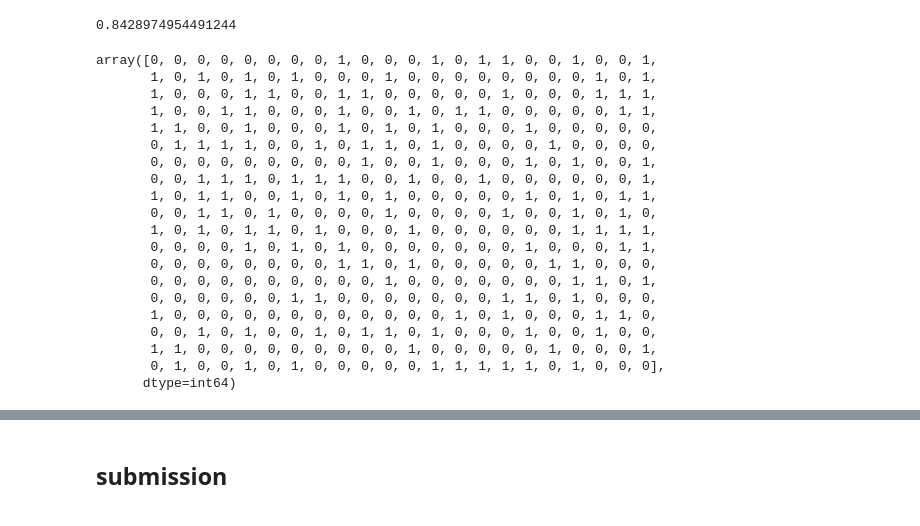
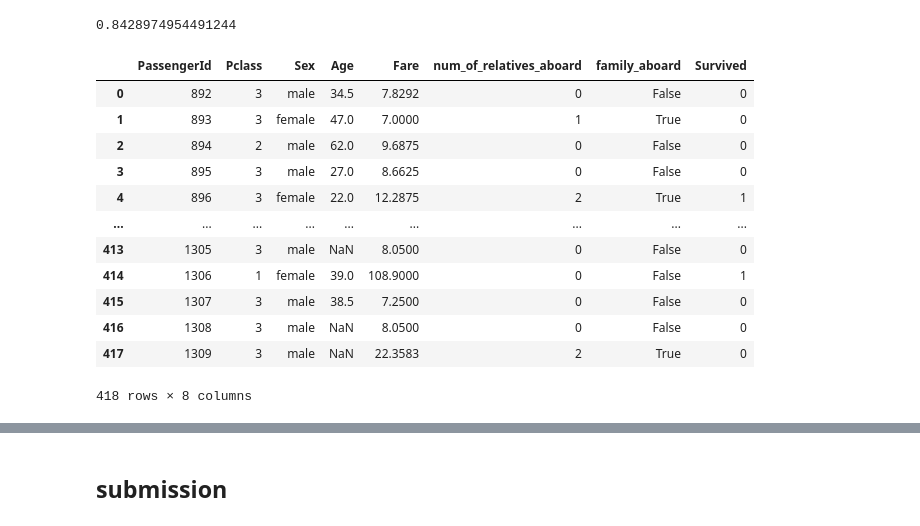
Before and after one commit to ssaeed85/dsc-Titanic-KaggleCompetition, a Jupyter notebook: Notebook.ipynb, the cells around one changed output, grey strips where cells are left out. Cells and saved outputs as stored; diff of their text form; code cells hidden in the pictures.

```diff
--- a/Notebook.ipynb
+++ b/Notebook.ipynb
@@ -363,27 +361,3 @@ RandomForestClassifier(criterion='entropy', max_depth=15, min_samples_split=5,
 rfc_gs.best_score_
 # %% [output]
 0.8428974954491244
-# %%
-y_hat = rfc_gs.best_estimator_.predict(test_clean)b
-y_hat
-# %% [output]
-array([0, 0, 0, 0, 0, 0, 0, 0, 1, 0, 0, 0, 1, 0, 1, 1, 0, 0, 1, 0, 0, 1,
-       1, 0, 1, 0, 1, 0, 1, 0, 0, 0, 1, 0, 0, 0, 0, 0, 0, 0, 0, 1, 0, 1,
-       1, 0, 0, 0, 1, 1, 0, 0, 1, 1, 0, 0, 0, 0, 0, 1, 0, 0, 0, 1, 1, 1,
-       1, 0, 0, 1, 1, 0, 0, 0, 1, 0, 0, 1, 0, 1, 1, 0, 0, 0, 0, 0, 1, 1,
-       1, 1, 0, 0, 1, 0, 0, 0, 1, 0, 1, 0, 1, 0, 0, 0, 1, 0, 0, 0, 0, 0,
-       0, 1, 1, 1, 1, 0, 0, 1, 0, 1, 1, 0, 1, 0, 0, 0, 0, 1, 0, 0, 0, 0,
-       0, 0, 0, 0, 0, 0, 0, 0, 0, 1, 0, 0, 1, 0, 0, 0, 1, 0, 1, 0, 0, 1,
-       0, 0, 1, 1, 1, 0, 1, 1, 1, 0, 0, 1, 0, 0, 1, 0, 0, 0, 0, 0, 0, 1,
-       1, 0, 1, 1, 0, 0, 1, 0, 1, 0, 1, 0, 0, 0, 0, 0, 1, 0, 1, 0, 1, 1,
-       0, 0, 1, 1, 0, 1, 0, 0, 0, 0, 1, 0, 0, 0, 0, 1, 0, 0, 1, 0, 1, 0,
-       1, 0, 1, 0, 1, 1, 0, 1, 0, 0, 0, 1, 0, 0, 0, 0, 0, 0, 1, 1, 1, 1,
-       0, 0, 0, 0, 1, 0, 1, 0, 1, 0, 0, 0, 0, 0, 0, 0, 1, 0, 0, 0, 1, 1,
-       0, 0, 0, 0, 0, 0, 0, 0, 1, 1, 0, 1, 0, 0, 0, 0, 0, 1, 1, 0, 0, 0,
-       0, 0, 0, 0, 0, 0, 0, 0, 0, 0, 1, 0, 0, 0, 0, 0, 0, 0, 1, 1, 0, 1,
-       0, 0, 0, 0, 0, 0, 1, 1, 0, 0, 0, 0, 0, 0, 0, 1, 1, 0, 1, 0, 0, 0,
-       1, 0, 0, 0, 0, 0, 0, 0, 0, 0, 0, 0, 0, 1, 0, 1, 0, 0, 0, 1, 1, 0,
-       0, 0, 1, 0, 1, 0, 0, 1, 0, 1, 1, 0, 1, 0, 0, 0, 1, 0, 0, 1, 0, 0,
-       1, 1, 0, 0, 0, 0, 0, 0, 0, 0, 0, 1, 0, 0, 0, 0, 0, 1, 0, 0, 0, 1,
-       0, 1, 0, 0, 1, 0, 1, 0, 0, 0, 0, 0, 1, 1, 1, 1, 1, 0, 1, 0, 0, 0],
-      dtype=int64)
@@ -393,0 +364,16 @@ y_hat = rfc.predict(test_clean)
+# %%
+test_clean
+# %% [output]
+|  | PassengerId | Pclass | Sex | Age | Fare | num_of_relatives_aboard | family_aboard | Survived |
+| 0 | 892 | 3 | male | 34.5 | 7.8292 | 0 | False | 0 |
+| 1 | 893 | 3 | female | 47.0 | 7.0000 | 1 | True | 0 |
+| 2 | 894 | 2 | male | 62.0 | 9.6875 | 0 | False | 0 |
+| 3 | 895 | 3 | male | 27.0 | 8.6625 | 0 | False | 0 |
+| 4 | 896 | 3 | female | 22.0 | 12.2875 | 2 | True | 1 |
+| ... | ... | ... | ... | ... | ... | ... | ... | ... |
+| 413 | 1305 | 3 | male | NaN | 8.0500 | 0 | False | 0 |
+| 414 | 1306 | 1 | female | 39.0 | 108.9000 | 0 | False | 1 |
+| 415 | 1307 | 3 | male | 38.5 | 7.2500 | 0 | False | 0 |
+| 416 | 1308 | 3 | male | NaN | 8.0500 | 0 | False | 0 |
+| 417 | 1309 | 3 | male | NaN | 22.3583 | 2 | True | 0 |
+418 rows × 8 columns
```
Also changed, not shown: parts of 26 cells of this notebook.
